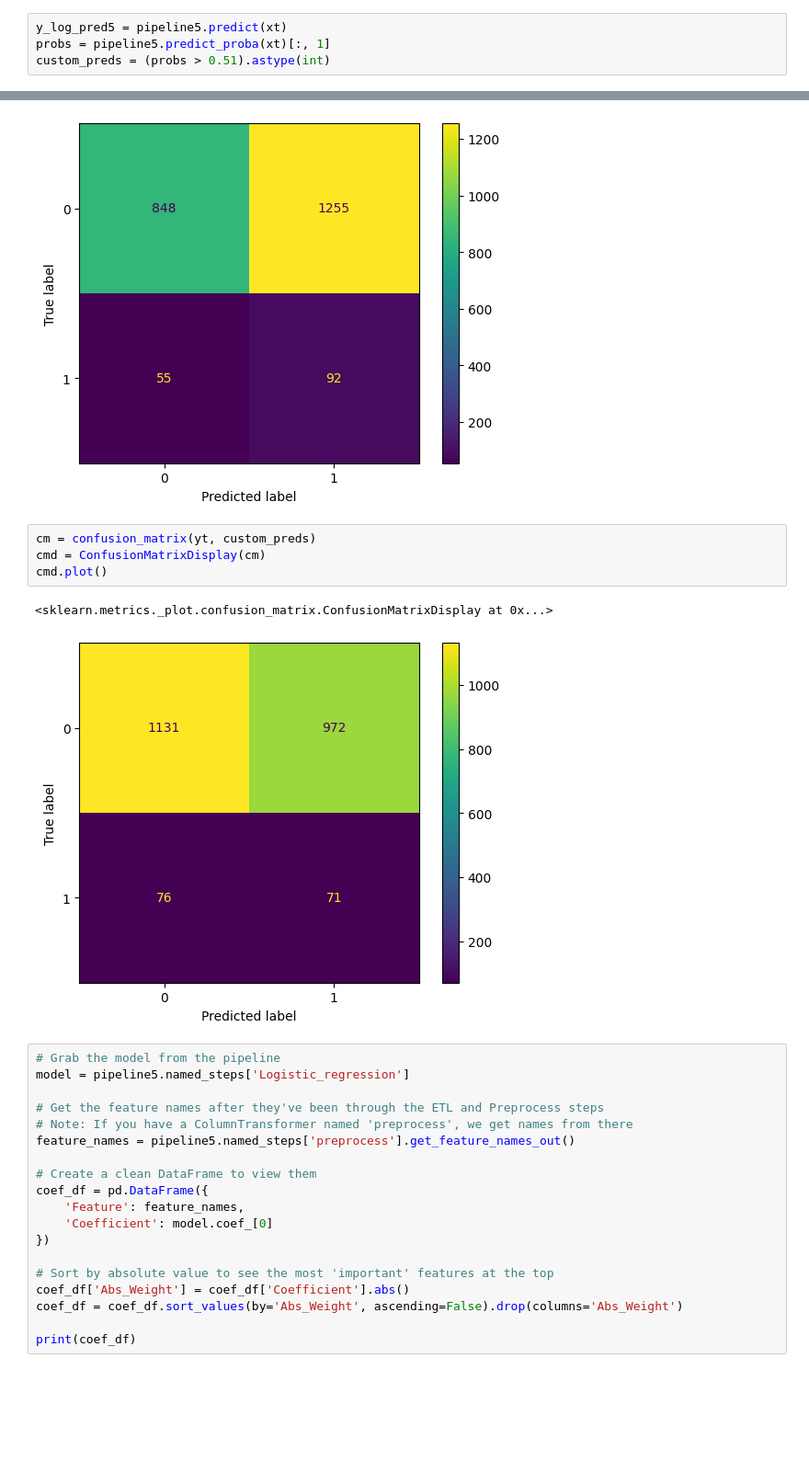
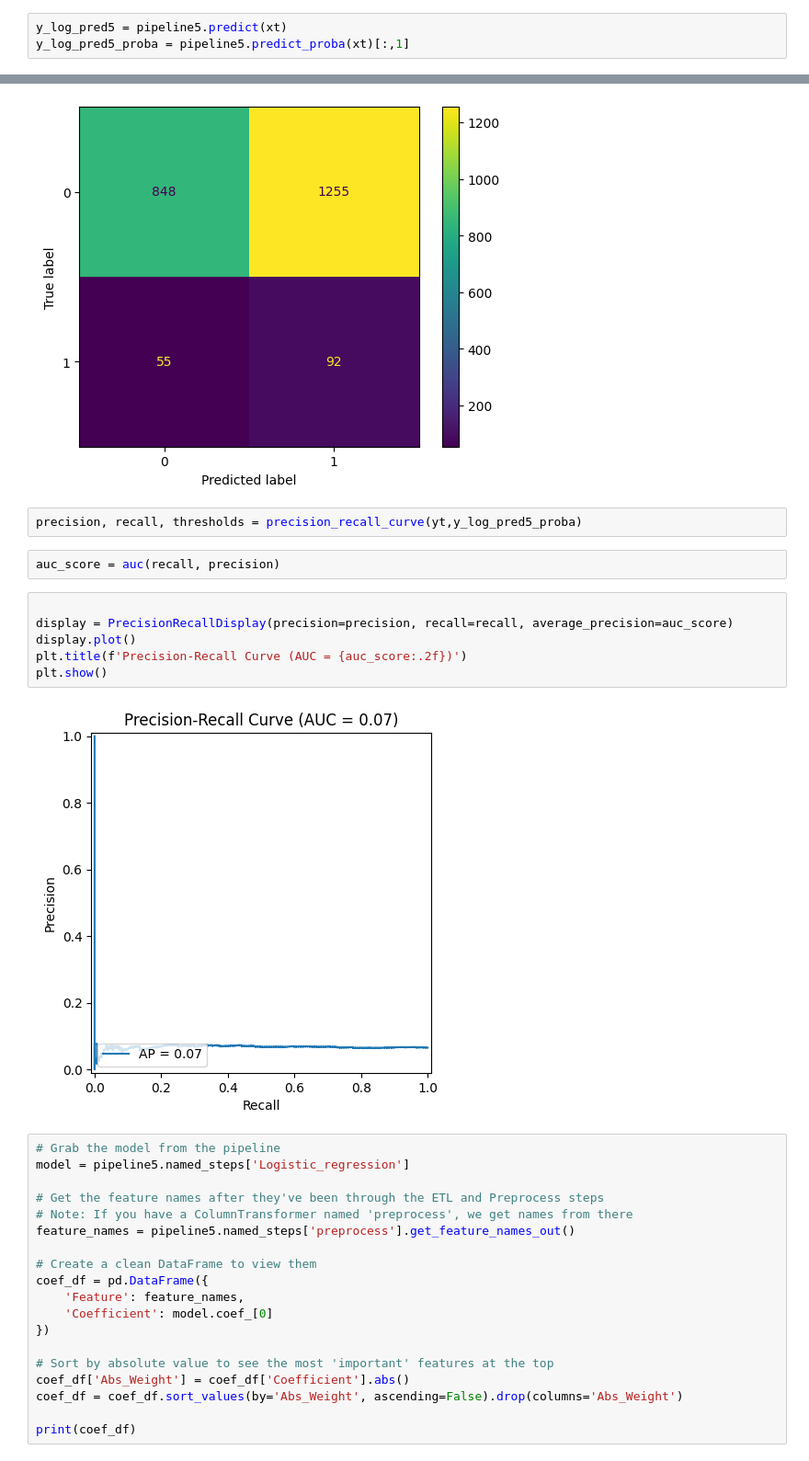
Before and after one commit to leta199/Fraud-Detection, a Jupyter notebook: modelling/fraud_detection.ipynb, the cells around one changed output, grey strips where cells are left out. Shown at 92% size. Cells and saved outputs as stored; diff of their text form; blank space fills up the shorter version.

```diff
--- a/modelling/fraud_detection.ipynb
+++ b/modelling/fraud_detection.ipynb
@@ -979,8 +981,7 @@ Pipeline(steps=[('fit_transform', NumericETLmod()),
                  LogisticRegression(class_weight='balanced'))])
 # %%
 y_log_pred5 = pipeline5.predict(xt)
-probs = pipeline5.predict_proba(xt)[:, 1]
-custom_preds = (probs > 0.51).astype(int)
+y_log_pred5_proba = pipeline5.predict_proba(xt)[:,1]
 # %%
 balanced_accuracy_score(yt, y_log_pred5)
 # %% [output]
@@ -1012,13 +1001,18 @@ cmd.plot()
 # %% [output]
 <sklearn.metrics._plot.confusion_matrix.ConfusionMatrixDisplay at 0x...>
 [figure]
-# %%
-cm = confusion_matrix(yt, custom_preds)
-cmd = ConfusionMatrixDisplay(cm)
-cmd.plot()
-# %% [output]
-<sklearn.metrics._plot.confusion_matrix.ConfusionMatrixDisplay at 0x...>
-[figure, removed]
+# %%
+precision, recall, thresholds = precision_recall_curve(yt,y_log_pred5_proba)
+# %%
+auc_score = auc(recall, precision)
+# %%
+
+display = PrecisionRecallDisplay(precision=precision, recall=recall, average_precision=auc_score)
+display.plot()
+plt.title(f'Precision-Recall Curve (AUC = {auc_score:.2f})')
+plt.show()
+# %% [output]
+[figure, added]
 # %%
 # Grab the model from the pipeline
 model = pipeline5.named_steps['Logistic_regression']
```
Also changed, not shown: parts of 4 cells of this notebook.
